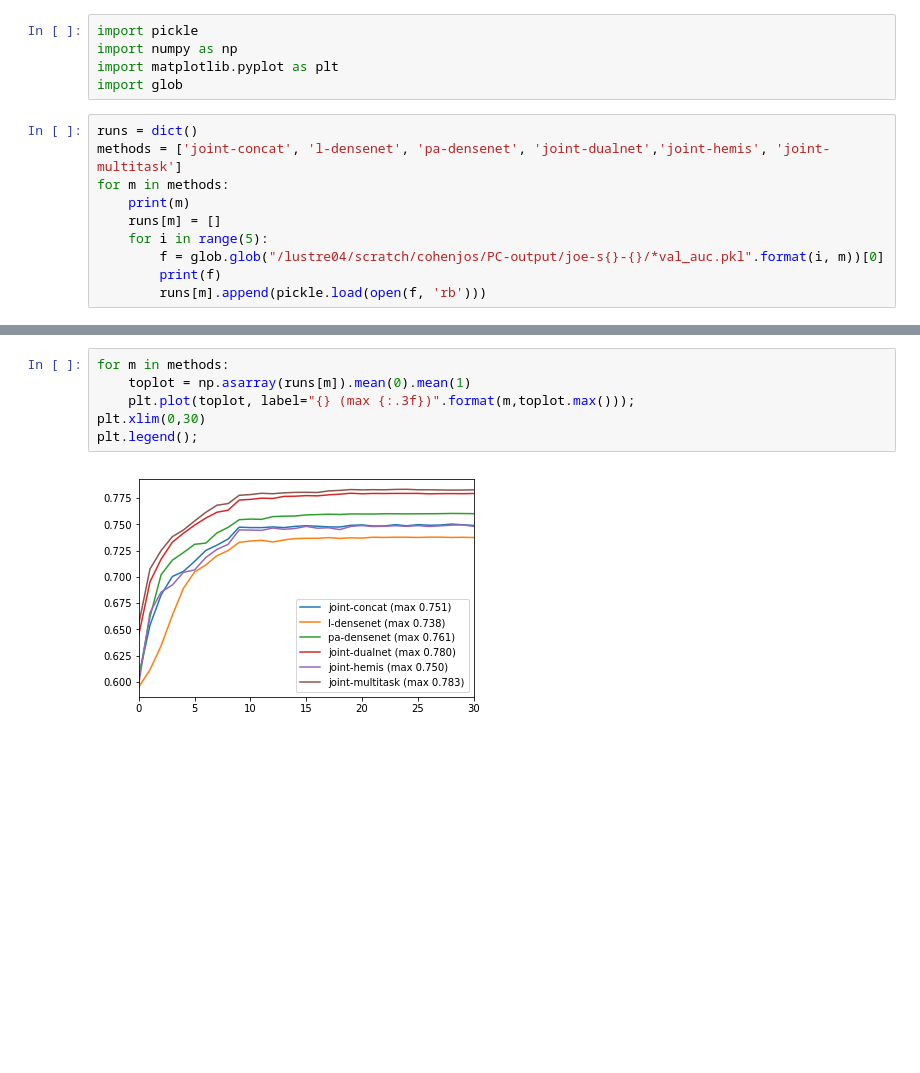
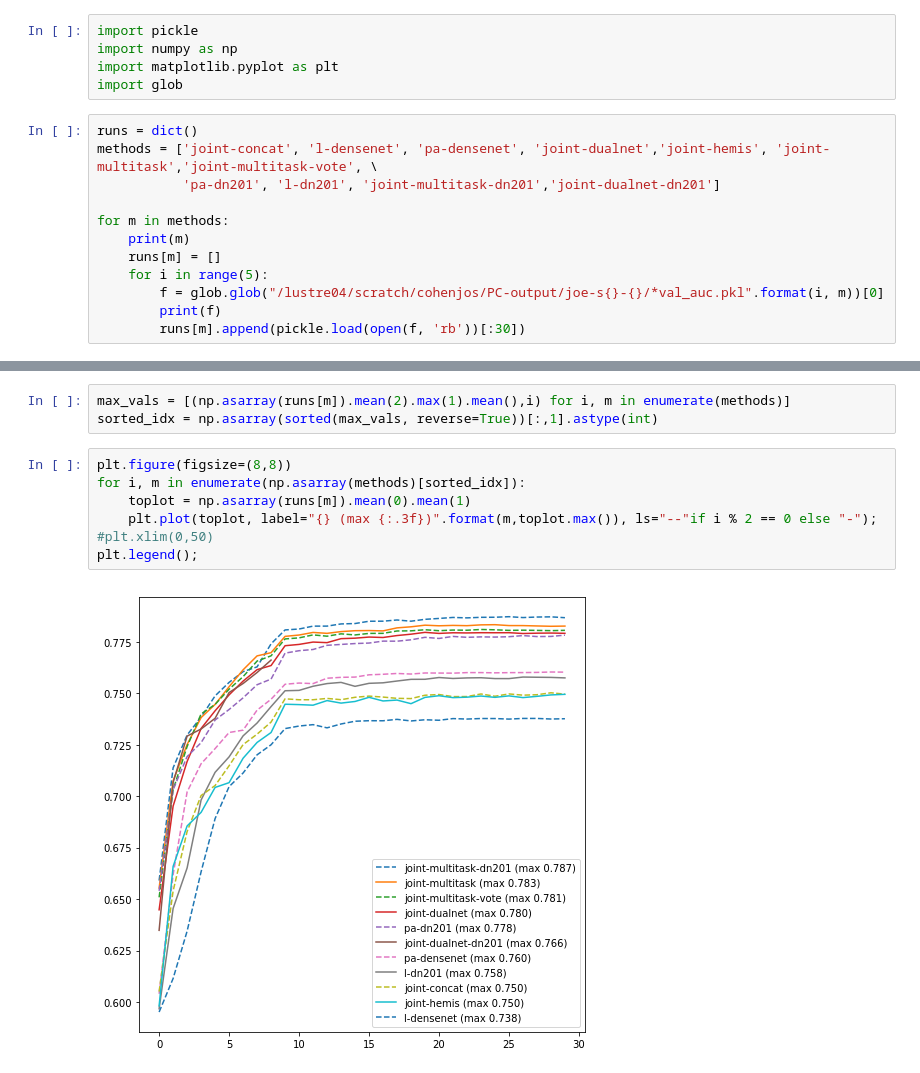
Before and after one commit to momih/lateral-view-analysis, a Jupyter notebook: notebooks/plot-results.ipynb, the cells around one changed output, grey strips where cells are left out. Cells and saved outputs as stored; diff of their text form; blank space fills up the shorter version.

```diff
--- a/notebooks/plot-results.ipynb
+++ b/notebooks/plot-results.ipynb
@@ -5,14 +5,16 @@ import matplotlib.pyplot as plt
 import glob
 # %%
 runs = dict()
-methods = ['joint-concat', 'l-densenet', 'pa-densenet', 'joint-dualnet','joint-hemis', 'joint-multitask']
+methods = ['joint-concat', 'l-densenet', 'pa-densenet', 'joint-dualnet','joint-hemis', 'joint-multitask','joint-multitask-vote', \
+           'pa-dn201', 'l-dn201', 'joint-multitask-dn201','joint-dualnet-dn201']
+
 for m in methods:
     print(m)
     runs[m] = []
     for i in range(5):
         f = glob.glob("/lustre04/scratch/cohenjos/PC-output/joe-s{}-{}/*val_auc.pkl".format(i, m))[0]
         print(f)
-        runs[m].append(pickle.load(open(f, 'rb')))
+        runs[m].append(pickle.load(open(f, 'rb'))[:30])
 # %% [output]
 joint-concat
 /lustre04/scratch/cohenjos/PC-output/joe-s0-joint-concat/joint-val_auc.pkl
@@ -34,8 +36,12 @@ l-densenet
+# %%
+max_vals = [(np.asarray(runs[m]).mean(2).max(1).mean(),i) for i, m in enumerate(methods)]
+sorted_idx = np.asarray(sorted(max_vals, reverse=True))[:,1].astype(int)
 # %%
-for m in methods:
+plt.figure(figsize=(8,8))
+for i, m in enumerate(np.asarray(methods)[sorted_idx]):
     toplot = np.asarray(runs[m]).mean(0).mean(1)
-    plt.plot(toplot, label="{} (max {:.3f})".format(m,toplot.max()));
-plt.xlim(0,30)
+    plt.plot(toplot, label="{} (max {:.3f})".format(m,toplot.max()), ls="--"if i % 2 == 0 else "-");
+#plt.xlim(0,50)
 plt.legend();
 # %% [output]
-[figure, old version]
+[figure, new version]
```
Also changed, not shown: parts of 1 cell of this notebook.
